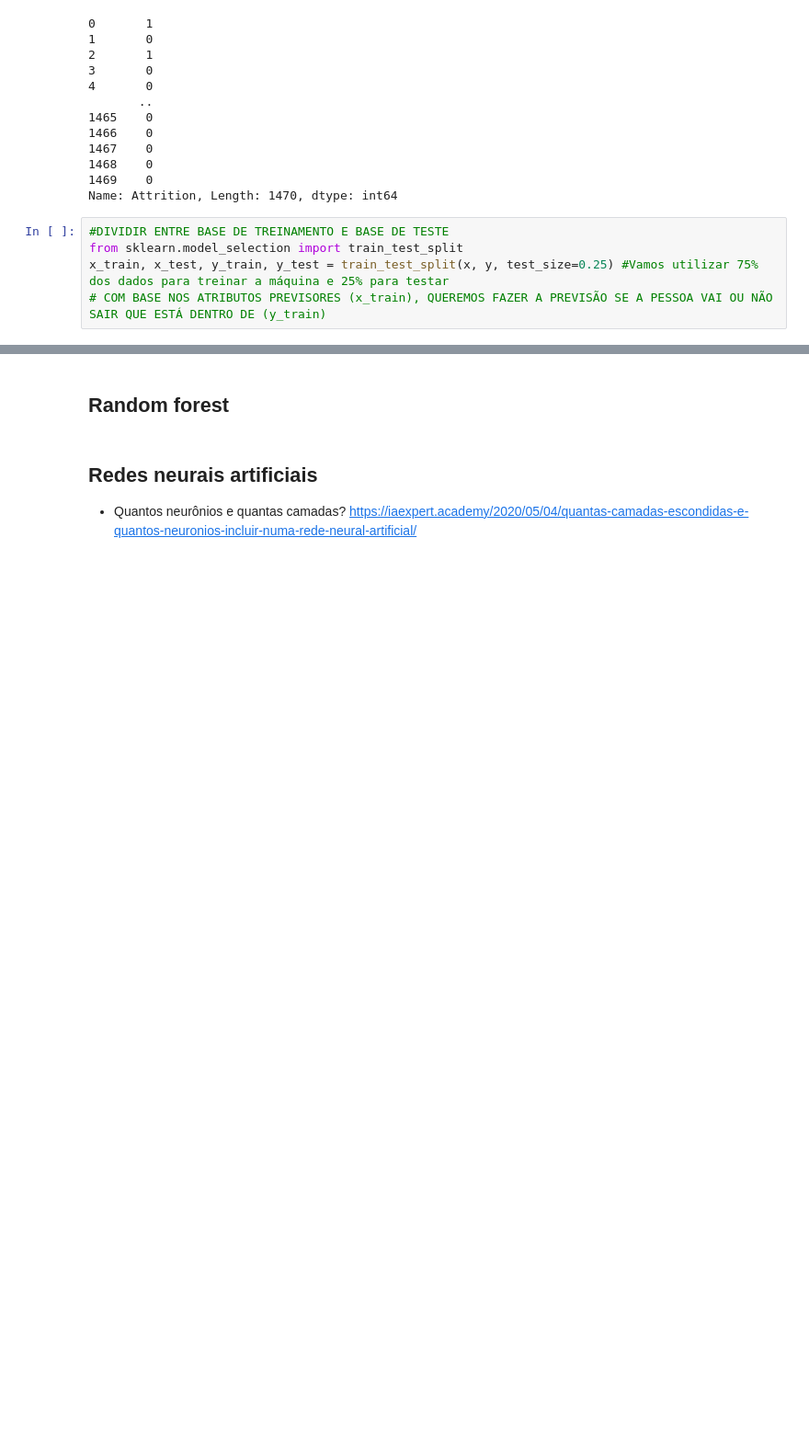
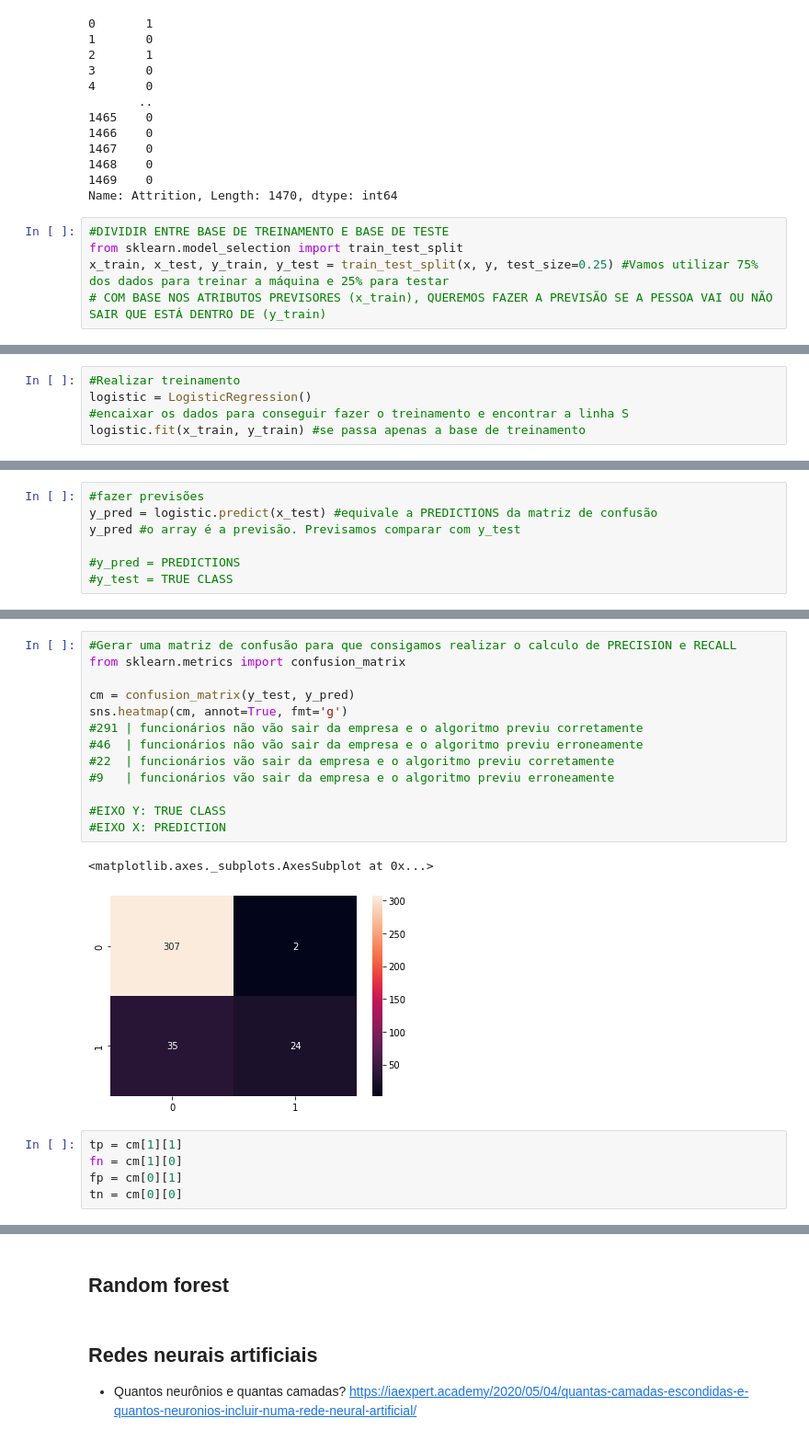
Before and after one commit to Vinicius-Luiz/ciencia_dados_para_empresas, a Jupyter notebook: RH/Em_Branco_Departamento_de_Recursos_Humanos.ipynb, the cells around one changed output, grey strips where cells are left out. Shown: that part at 92% size. Cells and saved outputs as stored; diff of their text form; blank space fills up the shorter version.

```diff
--- a/RH/Em_Branco_Departamento_de_Recursos_Humanos.ipynb
+++ b/RH/Em_Branco_Departamento_de_Recursos_Humanos.ipynb
@@ -319,0 +354,5 @@ x_train, x_test, y_train, y_test = train_test_split(x, y, test_size=0.25) #Vamos
+# %%
+#Realizar treinamento
+logistic = LogisticRegression()
+#encaixar os dados para conseguir fazer o treinamento e encontrar a linha S
+logistic.fit(x_train, y_train) #se passa apenas a base de treinamento
@@ -319,0 +361,7 @@ x_train, x_test, y_train, y_test = train_test_split(x, y, test_size=0.25) #Vamos
+# %%
+#fazer previsões
+y_pred = logistic.predict(x_test) #equivale a PREDICTIONS da matriz de confusão
+y_pred #o array é a previsão. Previsamos comparar com y_test
+
+#y_pred = PREDICTIONS
+#y_test = TRUE CLASS
@@ -319,0 +394,21 @@ x_train, x_test, y_train, y_test = train_test_split(x, y, test_size=0.25) #Vamos
+# %%
+#Gerar uma matriz de confusão para que consigamos realizar o calculo de PRECISION e RECALL
+from sklearn.metrics import confusion_matrix
+
+cm = confusion_matrix(y_test, y_pred)
+sns.heatmap(cm, annot=True, fmt='g')
+#291 | funcionários não vão sair da empresa e o algoritmo previu corretamente
+#46  | funcionários não vão sair da empresa e o algoritmo previu erroneamente
+#22  | funcionários vão sair da empresa e o algoritmo previu corretamente
+#9   | funcionários vão sair da empresa e o algoritmo previu erroneamente
+
+#EIXO Y: TRUE CLASS
+#EIXO X: PREDICTION
+# %% [output]
+<matplotlib.axes._subplots.AxesSubplot at 0x...>
+[figure, added]
+# %%
+tp = cm[1][1]
+fn = cm[1][0]
+fp = cm[0][1]
+tn = cm[0][0]
```
Also changed, not shown: parts of 13 cells of this notebook, 2 other files.
